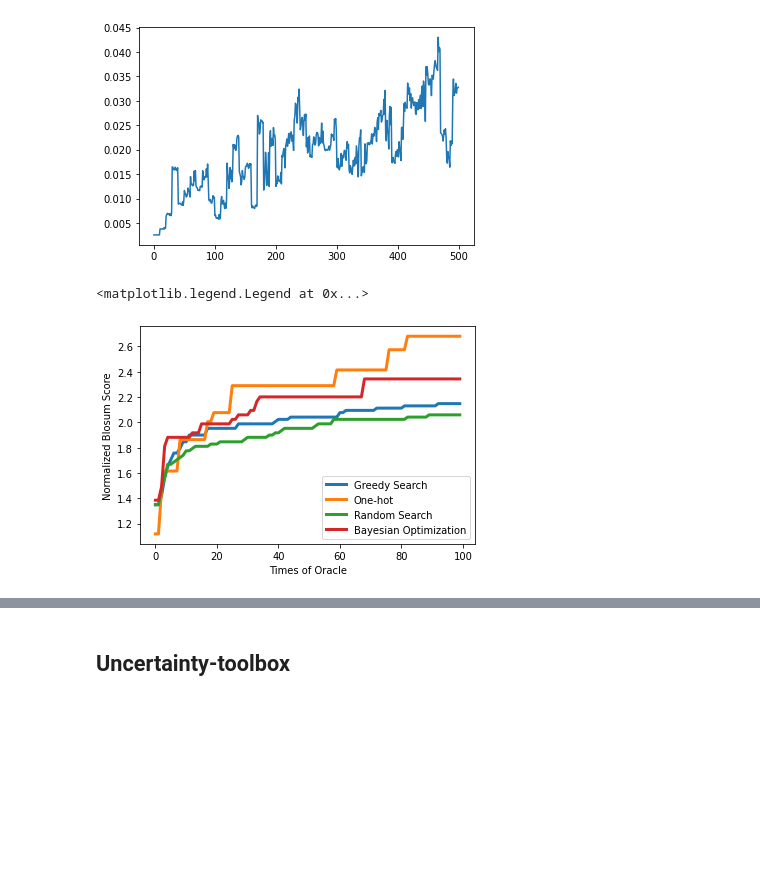
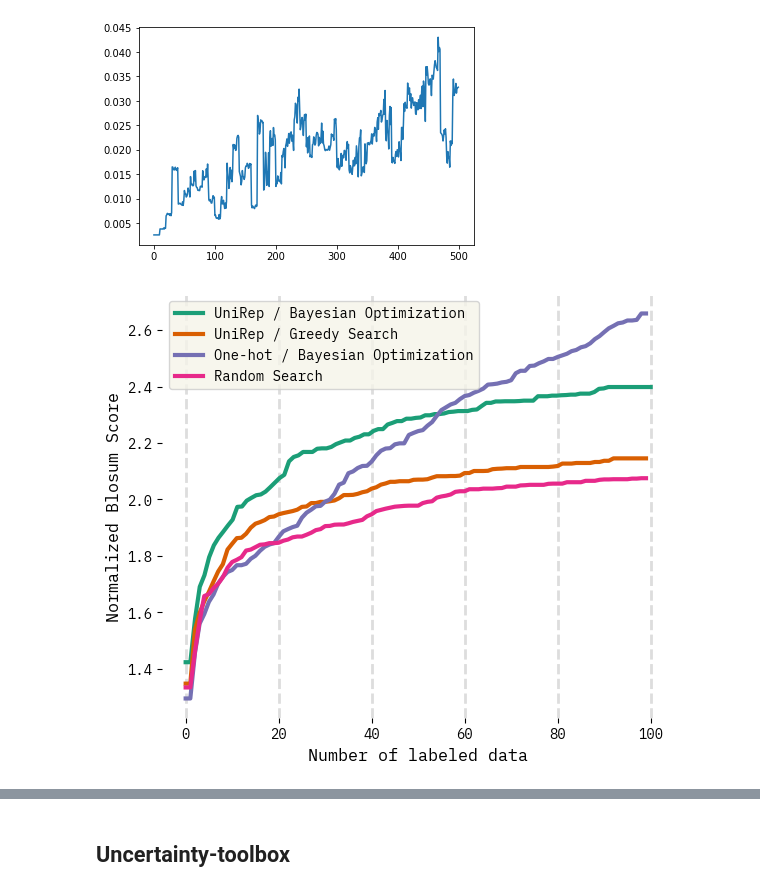
Before and after one commit to ur-whitelab/wazy, a Jupyter notebook: paper/figures.ipynb, the cells around one changed output, grey strips where cells are left out. Drawn from its saved outputs; the diff is of its cells as text; code cells hidden in the pictures; blank space fills up the shorter version.

```diff
--- a/paper/figures.ipynb
+++ b/paper/figures.ipynb
@@ -135,11 +153,0 @@ FileNotFoundError: [Errno 2] No such file or directory: 'result_10/labels/y_0.pk
-# %%
-y5 = []
-final = []
-for root, dirs, files in os.walk("./result_5/labels", topdown=False):
-    for name in files:
-        file_path = os.path.join(root, name)
-        with open(file_path, 'rb') as f:
-            curr_best = current_best(pickle.load(f))
-            y5.append(curr_best)
-            final.append(curr_best[-1])
-idx_list = np.argsort(final)
@@ -170,12 +181,15 @@ print(y_5_median[-1])
 plt.figure()
 ax = plt.gca()
 y_ohc = []
-for i in range(4):
+for i in range(50):
     with open('result_e2e_ohc/labels/y_{0}.pkl'.format(i), 'rb') as f:
+        #print(pickle.load(f))
         curr = current_best(pickle.load(f))
         y_ohc.append(curr)
         ax.plot(curr, alpha=0.4, linewidth=5, color='plum')
 y_ohc = np.array(y_ohc)
-y_ohc_median = np.median(y_ohc, axis=0)
+y_ohc_median = np.mean(y_ohc, axis=0)
+y_ohc_max = np.max(y_ohc, axis=0)
+y_ohc_min = np.min(y_ohc, axis=0)
 ax.plot(y_ohc_median, color='purple', linewidth=2)
 print(y_ohc_median[-1])
@@ -269,21 +259,15 @@ plt.plot(vals, label='epstemic')
 # %%
-
-
-#plt.plot(y_grad_mean, label='grad_mlp2')
-plt.plot(y_grad_median, label='Greedy Search',linewidth=3)
-plt.plot(y_ohc_median, label='One-hot',linewidth=3)
-#plt.plot(y_mean, label='Bayesian Optimization 0')
+x = np.linspace(0,100,100)
+plt.plot(x, y_bo_median, label='UniRep / Bayesian Optimization',linewidth=3)
+plt.plot(y_grad_median, label='UniRep / Greedy Search',linewidth=3)
+plt.plot(y_ohc_median, label='One-hot / Bayesian Optimization',linewidth=3)
 plt.plot(y_random_median, label='Random Search', linewidth=3)
-#plt.plot(y_15_median, label='Bayesian Optimization 15')
-#plt.plot(current_best(y_15[2]))
-#plt.plot(y_10_median, label='Bayesian Optimization 10')
-#plt.plot(y_5_median, label='Bayesian Optimization 5')
-#plt.plot(y_hard_median, label='Without Hard Sampling')
-plt.plot(y_bo_median, label='Bayesian Optimization',linewidth=3)
-plt.xlabel('Times of Oracle')
-plt.ylabel('Normalized Blosum Score')
-
+plt.xlabel('Number of labeled data', fontsize=12)
+plt.ylabel('Normalized Blosum Score', fontsize=12)
+plt.grid(which='major', axis='x', zorder=-1.0, linewidth=2, alpha=0.4, linestyle='dashed')
+plt.title('')
 plt.legend()
+plt.box(False)
+#plt.rcParams["figure.figsize"] = (8,6)
 # %% [output]
-<matplotlib.legend.Legend at 0x...>
-[figure, old version]
+[figure, new version]
```
Also changed, not shown: parts of 35 cells of this notebook, 2 other files.
